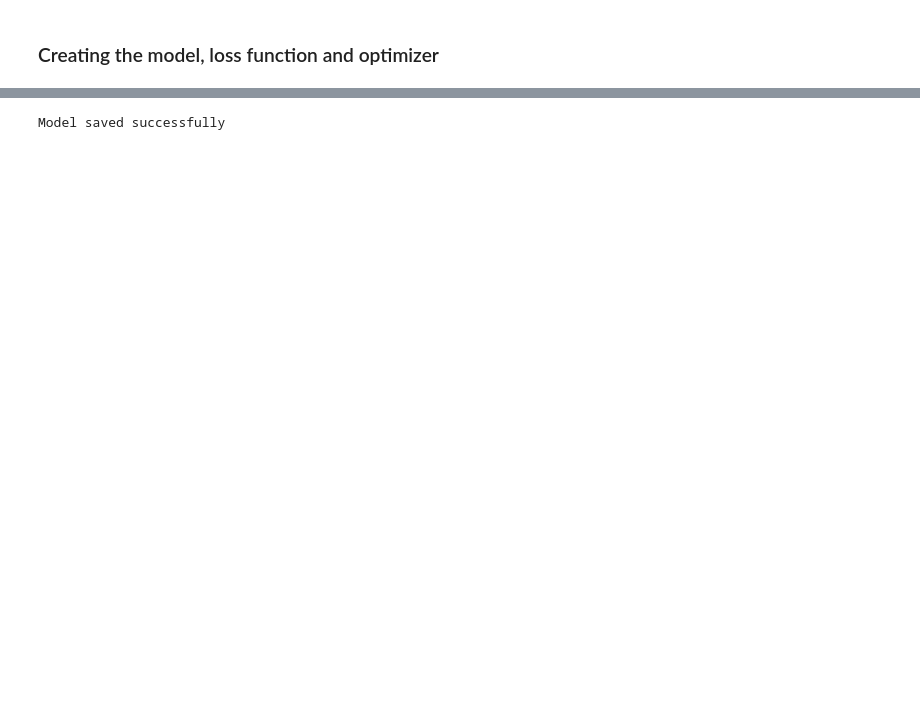
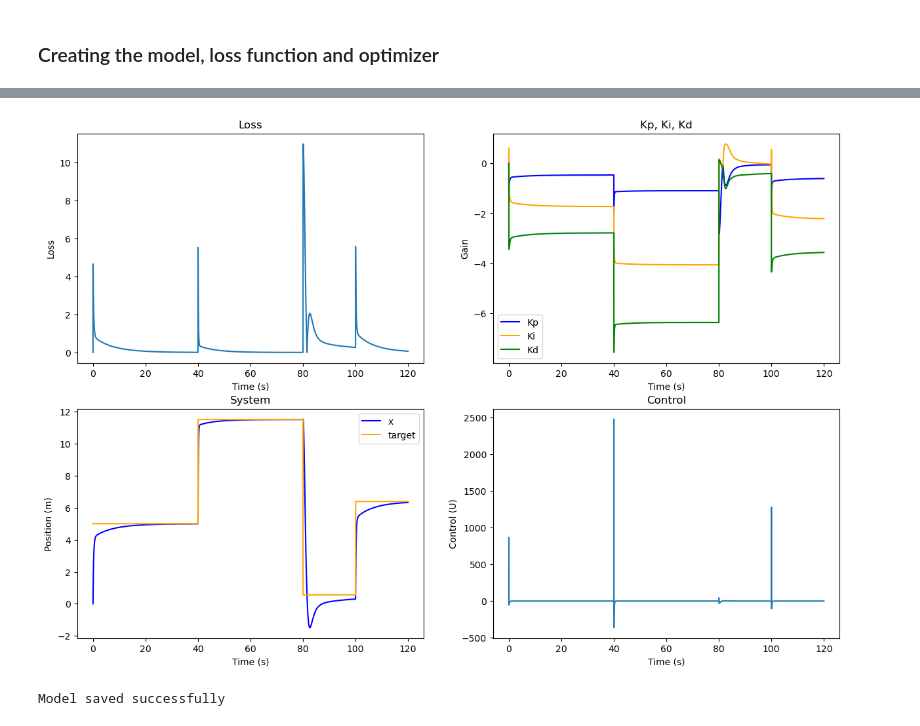
Before and after one commit to vsem-azamat/neural-network-pid-regulation, a Jupyter notebook: learning_pidnn.ipynb, the cells around one changed output, grey strips where cells are left out. Cells and saved outputs as stored; diff of their text form; code cells hidden in the pictures; blank space fills up the shorter version.

```diff
--- a/learning_pidnn.ipynb
+++ b/learning_pidnn.ipynb
@@ -148,11 +149,12 @@ class CustomLoss(nn.Module):
 ### Creating the model, loss function and optimizer
 # %%
 # Model
-model = NeuralNetwork()
+pidnn = PIDNN()
 
 # Loss function
 custom_loss = CustomLoss()
 
 # Optimizers
-optimizer = optim.SGD(model.parameters(), lr=0.0001, momentum=0.09)
-# optimizer = optim.Adam(model.parameters(), lr = torch.tensor(0.0001))
+optimizer = optim.Adam(pidnn.parameters(), lr=0.00001)
+# optimizer = optim.SGD(model.parameters(), lr=0.0001, momentum=0.09)
+# optimizer = optim.RMSprop(model.parameters(), lr=0.0005, momentum=0.9, alpha=0.9)
@@ -225,0 +182,12 @@ tensor([ 1.0000, -4.0321, -3.0718, -1.8138, -1.3308, -1.4115, -1.4865, -1.5962,
+# %%
+# Loss
+feedback_Loss = torch.zeros(len(TIME))
+
+# Gains
+feedback_Kp = torch.zeros(len(TIME))
+feedback_Ki = torch.zeros(len(TIME))
+feedback_Kd = torch.zeros(len(TIME))
+
+# System
+feedback_x = torch.zeros(len(TIME))
+feedback_u = torch.zeros(len(TIME))
@@ -226,2 +262,40 @@ tensor([ 1.0000, -4.0321, -3.0718, -1.8138, -1.3308, -1.4115, -1.4865, -1.5962,
+# %%
+def plot_feedback():
+    fig, axs = plt.subplots(2, 2, figsize=(15, 10))
+
+    # Loss
+    axs[0, 0].plot(TIME, feedback_Loss)
+    axs[0, 0].set_title("Loss")
+    axs[0, 0].set_xlabel("Time (s)")
+    axs[0, 0].set_ylabel("Loss")
+
+    # Gains
+    axs[0, 1].plot(TIME, feedback_Kp, label="Kp", color="blue")
+    axs[0, 1].plot(TIME, feedback_Ki, label="Ki", color="orange")
+    axs[0, 1].plot(TIME, feedback_Kd, label="Kd", color="green")
+    axs[0, 1].set_title("Kp, Ki, Kd")
+    axs[0, 1].set_xlabel("Time (s)")
+    axs[0, 1].set_ylabel("Gain")
+    axs[0, 1].legend()
+
+    # System
+    axs[1, 0].plot(TIME, feedback_x, label="x", color="blue")
+    axs[1, 0].plot(TIME, TARGET, label="target", color="orange")
+    axs[1, 0].set_title("System")
+    axs[1, 0].set_xlabel("Time (s)")
+    axs[1, 0].set_ylabel("Position (m)")
+    axs[1, 0].legend()
+
+    # Control
+    axs[1, 1].plot(TIME, feedback_u)
+    axs[1, 1].set_title("Control")
+    axs[1, 1].set_xlabel("Time (s)")
+    axs[1, 1].set_ylabel("Control (U)")
+
+    plt.show()
+
+plot_feedback()
+# %% [output]
+[figure, added]
 # %%
 # Save the model
```
Also changed, not shown: parts of 12 cells of this notebook, 6 other files.
